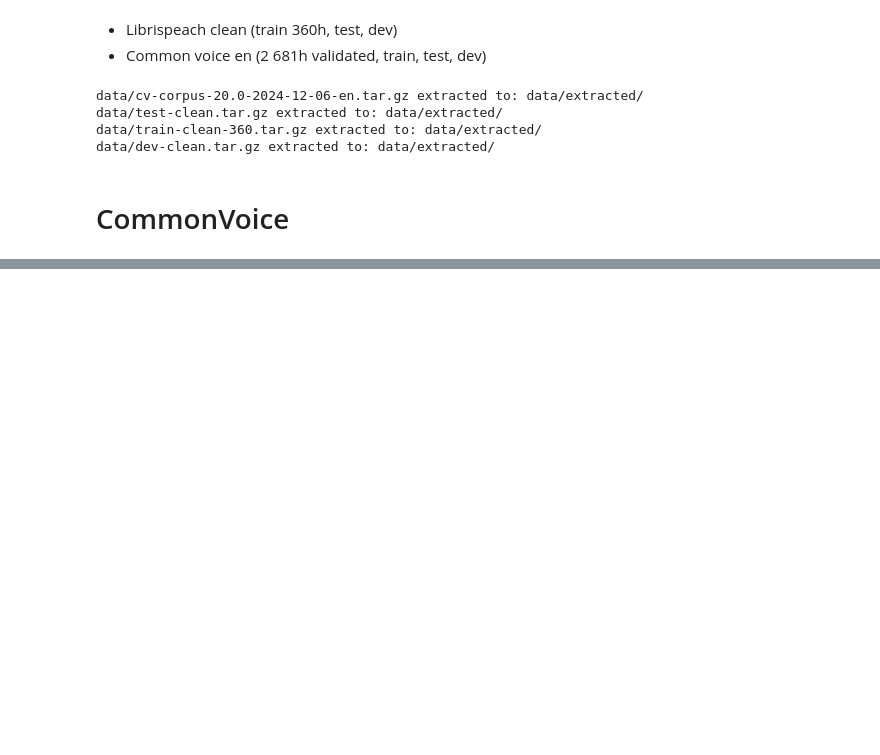
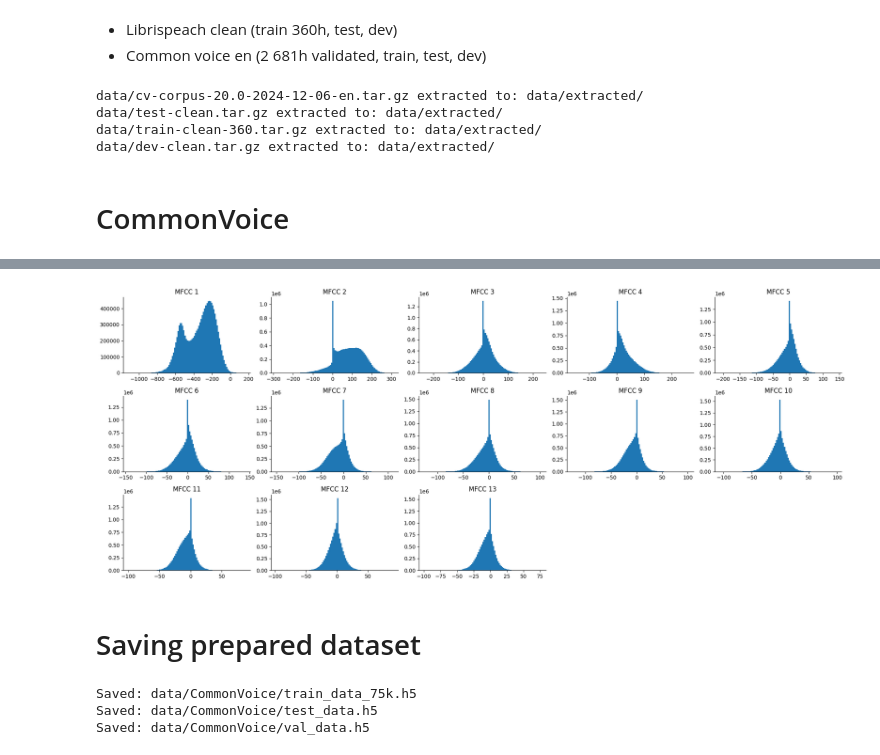
Before and after one commit to k-katarzyna/Automatic_Speech_Recognition, a Jupyter notebook: 00_data.ipynb, the cells around one changed output, grey strips where cells are left out. Drawn from its saved outputs; the diff is of its cells as text; code cells hidden in the pictures; blank space fills up the shorter version.

```diff
--- a/00_data.ipynb
+++ b/00_data.ipynb
@@ -260,0 +210,4 @@ tf.Tensor(
+# %%
+condition = (sample_df.n_time_steps <= 320) & (sample_df.n_time_steps >= 70)
+final_train_df = sample_df[condition]
+final_train_df
@@ -260,0 +228,3 @@ tf.Tensor(
+# %%
+filtered_X_train = [X_train[i] for i in range(len(X_train)) if condition.iloc[i]]
+mel_coefs = np.concatenate(filtered_X_train, axis=1)
@@ -260,0 +246,15 @@ tf.Tensor(
+# %%
+fig, axes = plt.subplots(3, 5, figsize=(20, 8))
+
+axes = axes.flatten()
+
+for i in range(n_mfcc):
+    axes[i].hist(mel_coefs[i], bins=100)
+    axes[i].set_title(f"MFCC {i+1}")
+for i in range(n_mfcc, len(axes)):
+    axes[i].set_axis_off()
+plt.tight_layout();
+# %% [output]
+[figure, added]
+# %% [markdown]
+# Saving prepared dataset
@@ -260,0 +265,29 @@ tf.Tensor(
+# %%
+def save_data(df, save_path, mean, std, save_condition=lambda x: 70 <= x <= 320):
+
+    means = tf.reshape(mean, [1, n_mfcc])
+    stds = tf.reshape(std, [1, n_mfcc])
+
+    with h5py.File(save_path, "w") as hf:
+        mfcc_group = hf.create_group("mfcc")
+        labels_group = hf.create_group("labels")
+
+        i = 0
+        for sample in df.itertuples():
+            mfcc, label = get_features_and_label(sample.path, sample.clean_sentence)
+
+            if save_condition(mfcc.shape[1]):
+                mfcc = (mfcc.T - means) / stds
+                mfcc_group.create_dataset(str(i), data=mfcc, compression="gzip")
+                labels_group.create_dataset(str(i), data=label, compression="gzip")
+                i += 1
+
+    print(f"Saved: {save_path} with {i} samples.")
+
+save_data(final_train_df, "data/CommonVoice/train_data_75k.h5", means, stds)
+save_data(test_df, "data/CommonVoice/test_data.h5", means, stds)
+save_data(val_df, "data/CommonVoice/val_data.h5", means, stds)
+# %% [output]
+Saved: data/CommonVoice/train_data_75k.h5
+Saved: data/CommonVoice/test_data.h5
+Saved: data/CommonVoice/val_data.h5
```
Also changed, not shown: parts of 17 cells of this notebook.
